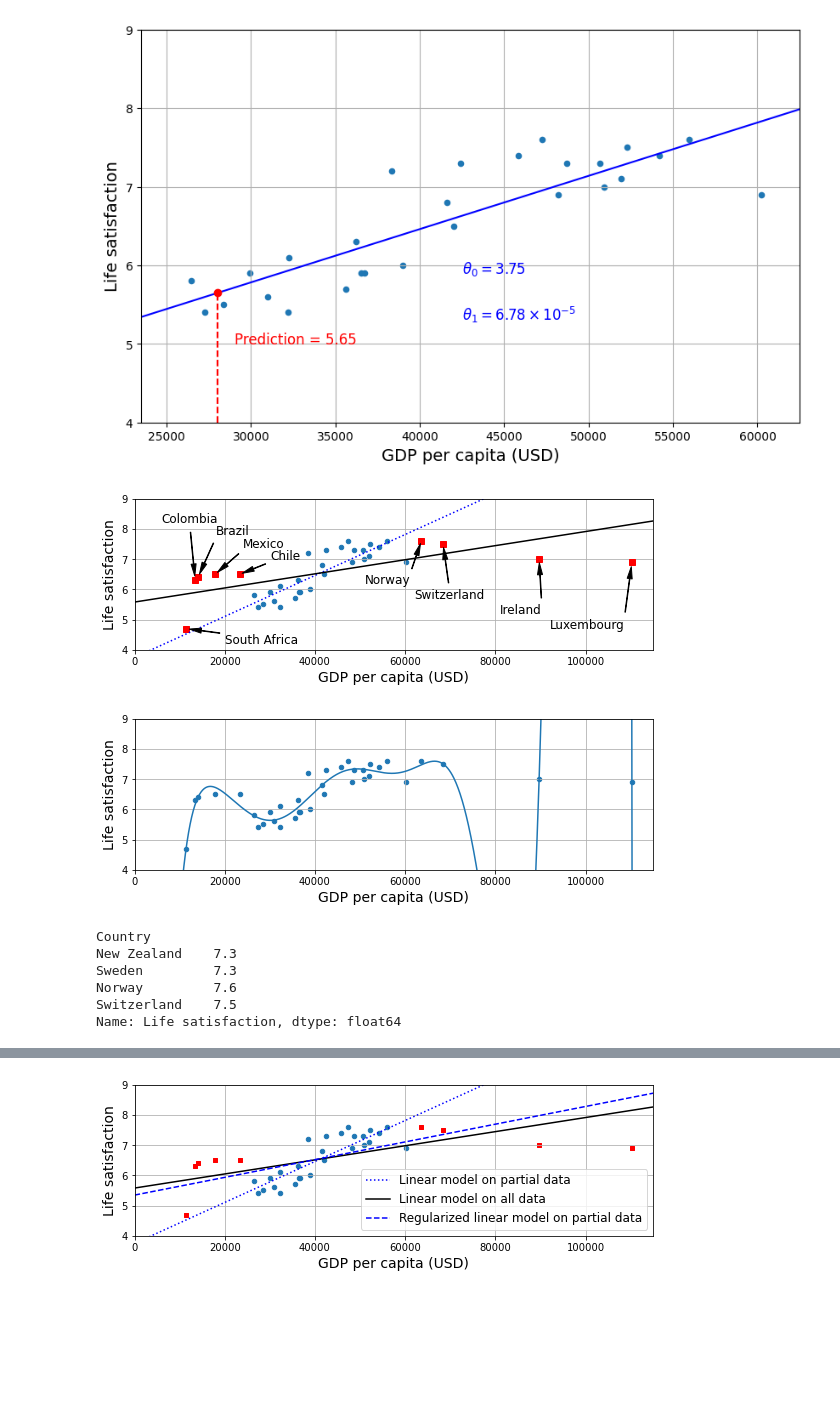
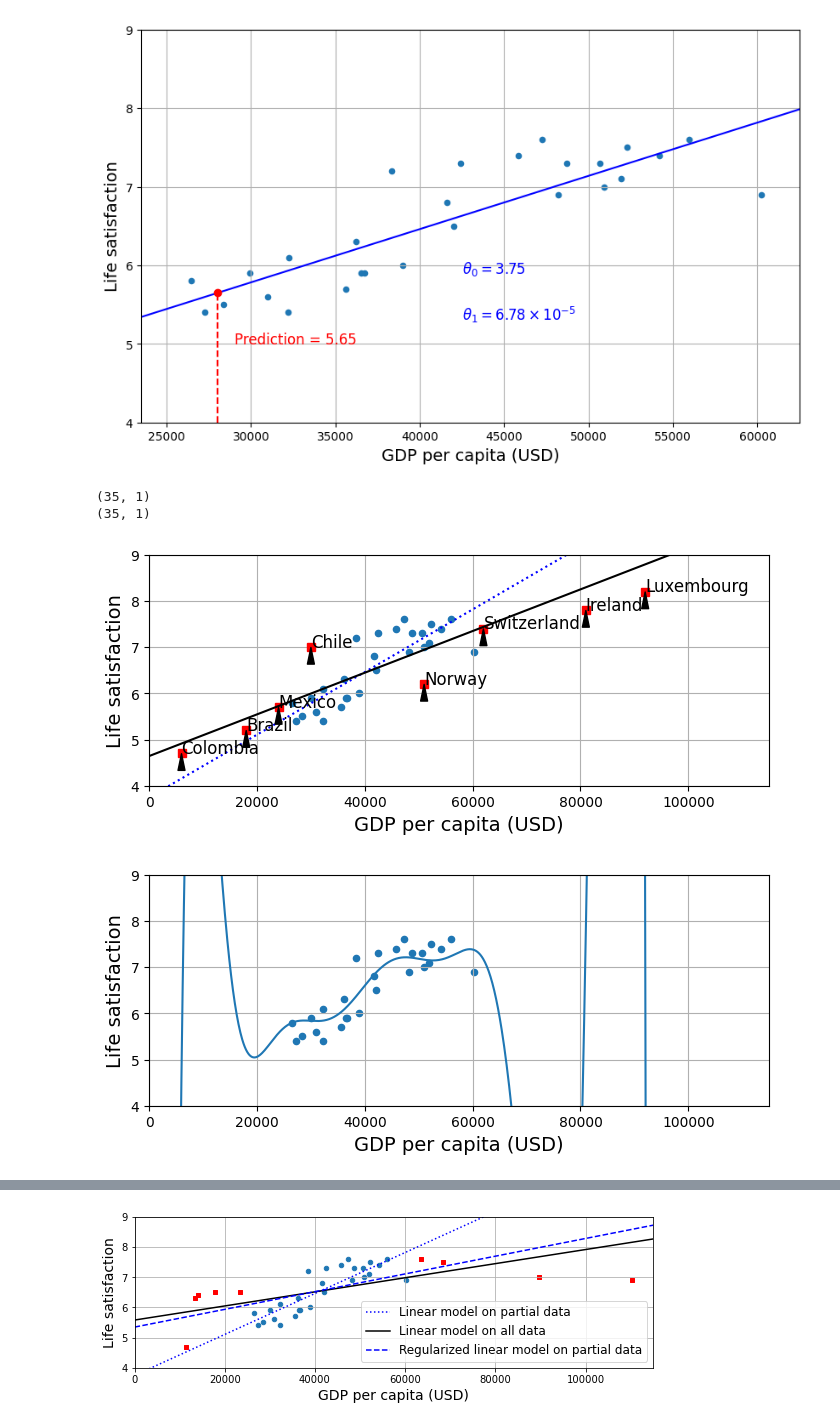
Before and after one commit to leslie-zi-pan/handson-ml3, a Jupyter notebook: 01_the_machine_learning_landscape.ipynb, the cells around one changed output, grey strips where cells are left out. Cells and saved outputs as stored; diff of their text form; code cells hidden in the pictures; blank space fills up the shorter version.

```diff
--- a/01_the_machine_learning_landscape.ipynb
+++ b/01_the_machine_learning_landscape.ipynb
@@ -138,78 +141,71 @@ plt.show()
 [figure]
 # %%
 position_text_missing_countries = {
-    "South Africa": (20_000, 4.2),
-    "Colombia": (6_000, 8.2),
-    "Brazil": (18_000, 7.8),
-    "Mexico": (24_000, 7.4),
+    # "South Africa": (20_000, 4.2),
+    "Colombia": (6_000, 4.7,),
+    "Brazil": (18_000, 5.2),
+    "Mexico": (24_000, 5.7),
     "Chile": (30_000, 7.0),
     "Norway": (51_000, 6.2),
-    "Switzerland": (62_000, 5.7),
-    "Ireland": (81_000, 5.2),
-    "Luxembourg": (92_000, 4.7),
+    "Switzerland": (62_000, 7.4),
+    "Ireland": (81_000, 7.8),
+    "Luxembourg": (92_000, 8.2),
 }
+# %%
+X_missing = np.array([item[0] for key, item in position_text_missing_countries.items()]).reshape(-1,)
+y_missing = np.array([item[1] for key, item in position_text_missing_countries.items()]).reshape(-1,)
 # %%
-full_country_stats.plot(kind='scatter', figsize=(8, 3),
-                        x=gdppc_col, y=lifesat_col, grid=True)
+df.plot(kind='scatter', figsize=(8, 3), grid=True, x='GDP per capita (USD)', y='Life satisfaction')
 
-for country, pos_text in position_text_missing_countries.items():
-    pos_data_x, pos_data_y = missing_data.loc[country]
-    plt.annotate(country, xy=(pos_data_x, pos_data_y),
+for missing_country, pos_text in position_text_missing_countries.items():
+    pos_data_x, pos_data_y =  pos_text[0], pos_text[1]
+    plt.annotate(missing_country, xy=(pos_data_x, pos_data_y),
                  xytext=pos_text, fontsize=12,
                  arrowprops=dict(facecolor='black', width=0.5,
                                  shrink=0.08, headwidth=5))
     plt.plot(pos_data_x, pos_data_y, "rs")
 
 X = np.linspace(0, 115_000, 1000)
 plt.plot(X, t0 + t1 * X, "b:")
 
-lin_reg_full = linear_model.LinearRegression()
-Xfull = np.c_[full_country_stats[gdppc_col]]
-yfull = np.c_[full_country_stats[lifesat_col]]
+
+lin_reg_full = LinearRegression()
+Xfull = np.concatenate((df['GDP per capita (USD)'], X_missing)).reshape(-1, 1)
+yfull =  np.concatenate((df['Life satisfaction'], y_missing)).reshape(-1, 1)
 lin_reg_full.fit(Xfull, yfull)
 
 t0full, t1full = lin_reg_full.intercept_[0], lin_reg_full.coef_[0][0]
 X = np.linspace(0, 115_000, 1000)
 plt.plot(X, t0full + t1full * X, "k")
 
 plt.axis([0, 115_000, min_life_sat, max_life_sat])
 
-save_fig('representative_training_data_scatterplot')
 plt.show()
 # %% [output]
+(35, 1)
+(35, 1)
-[figure, old version]
+[figure, new version]
 # %%
-from sklearn import preprocessing
-from sklearn import pipeline
-
-full_country_stats.plot(kind='scatter', figsize=(8, 3),
-                        x=gdppc_col, y=lifesat_col, grid=True)
+df.plot(kind='scatter', figsize=(8, 3), grid=True, x='GDP per capita (USD)', y='Life satisfaction')
 
 poly = preprocessing.PolynomialFeatures(degree=10, include_bias=False)
 scaler = preprocessing.StandardScaler()
-lin_reg2 = linear_model.LinearRegression()
+lin_reg2 = LinearRegression()
 
 pipeline_reg = pipeline.Pipeline([
     ('poly', poly),
     ('scal', scaler),
-    ('lin', lin_reg2)])
+    ('lin', lin_reg2)
+])
+
 pipeline_reg.fit(Xfull, yfull)
+
 curve = pipeline_reg.predict(X[:, np.newaxis])
+
 plt.plot(X, curve)
 
 plt.axis([0, 115_000, min_life_sat, max_life_sat])
 
-save_fig('overfitting_model_plot')
 plt.show()
 # %% [output]
-[figure, old version]
+[figure, new version]
-# %%
-w_countries = [c for c in full_country_stats.index if "W" in c.upper()]
-full_country_stats.loc[w_countries][lifesat_col]
-# %% [output]
-Country
-New Zealand    7.3
-Sweden         7.3
-Norway         7.6
-Switzerland    7.5
-Name: Life satisfaction, dtype: float64
```
Also changed, not shown: parts of 3 cells of this notebook.
